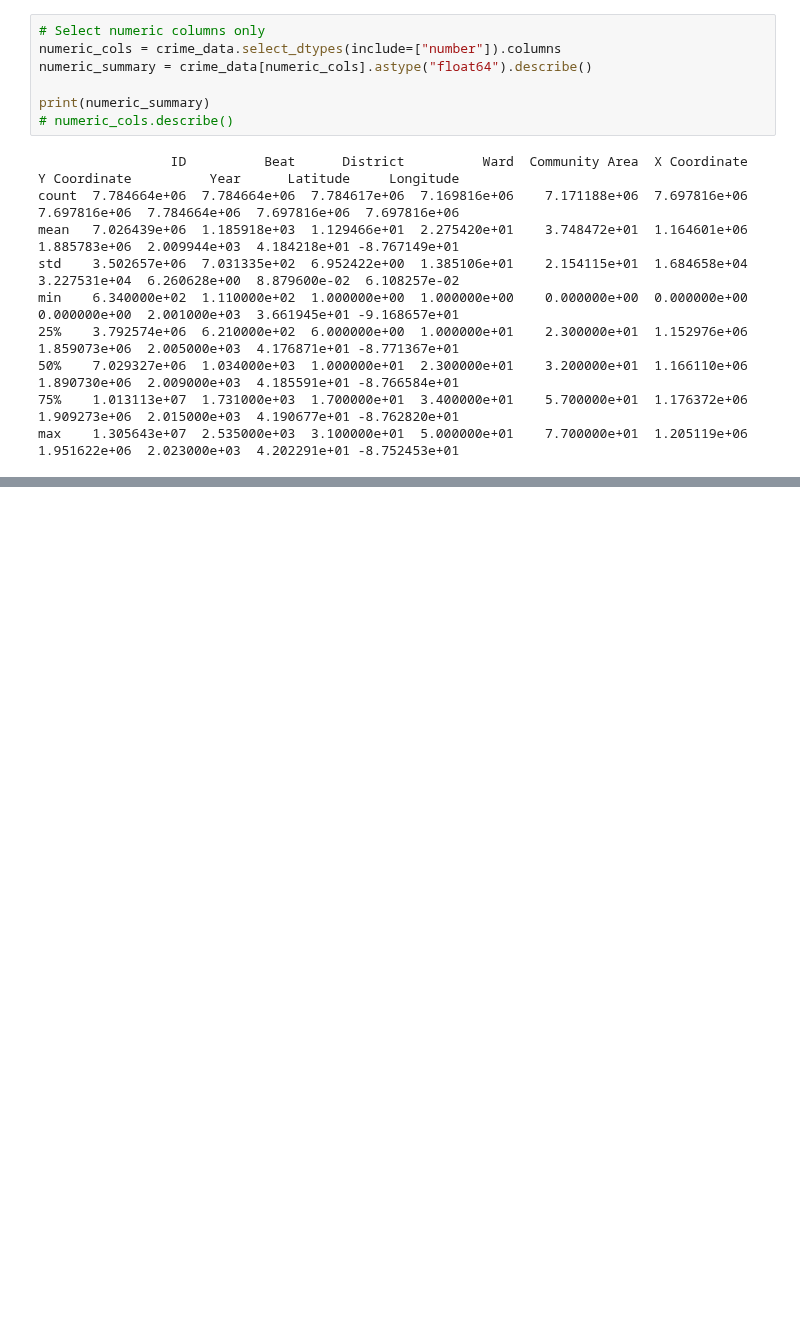
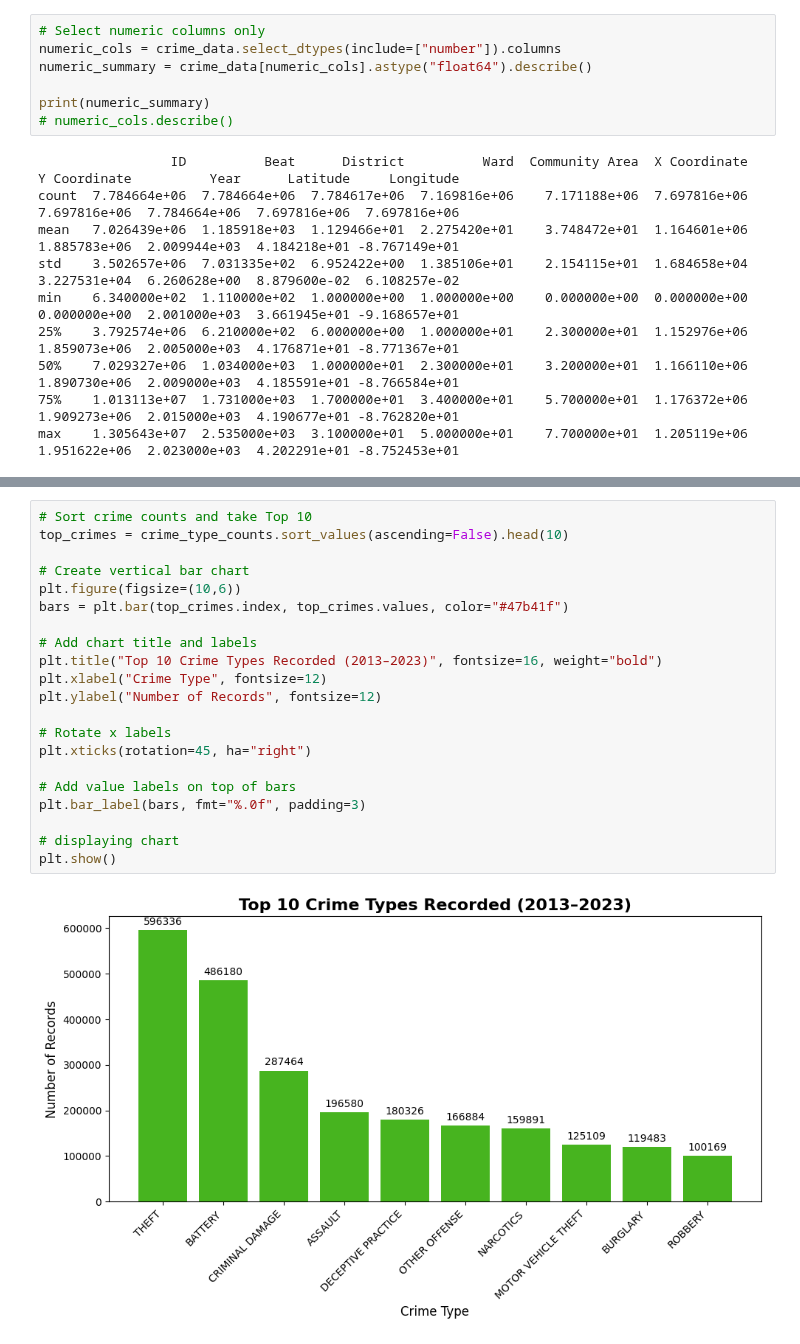
Before and after one commit to DuoDduo/AI-fellowship-module-2, a Jupyter notebook: Tasks/Task19/task19.ipynb, the cells around one changed output, grey strips where cells are left out. Drawn from its saved outputs; the diff is of its cells as text; blank space fills up the shorter version.

```diff
--- a/Tasks/Task19/task19.ipynb
+++ b/Tasks/Task19/task19.ipynb
@@ -301,0 +425,23 @@ max    1.305643e+07  2.535000e+03  3.100000e+01  5.000000e+01    7.700000e+01  1
+# %%
+# Sort crime counts and take Top 10
+top_crimes = crime_type_counts.sort_values(ascending=False).head(10)
+
+# Create vertical bar chart
+plt.figure(figsize=(10,6))
+bars = plt.bar(top_crimes.index, top_crimes.values, color="#47b41f")
+
+# Add chart title and labels
+plt.title("Top 10 Crime Types Recorded (2013–2023)", fontsize=16, weight="bold")
+plt.xlabel("Crime Type", fontsize=12)
+plt.ylabel("Number of Records", fontsize=12)
+
+# Rotate x labels
+plt.xticks(rotation=45, ha="right")
+
+# Add value labels on top of bars
+plt.bar_label(bars, fmt="%.0f", padding=3)
+
+# displaying chart
+plt.show()
+# %% [output]
+[figure, added]
```
Also changed, not shown: parts of 12 cells of this notebook, 1 other file.
